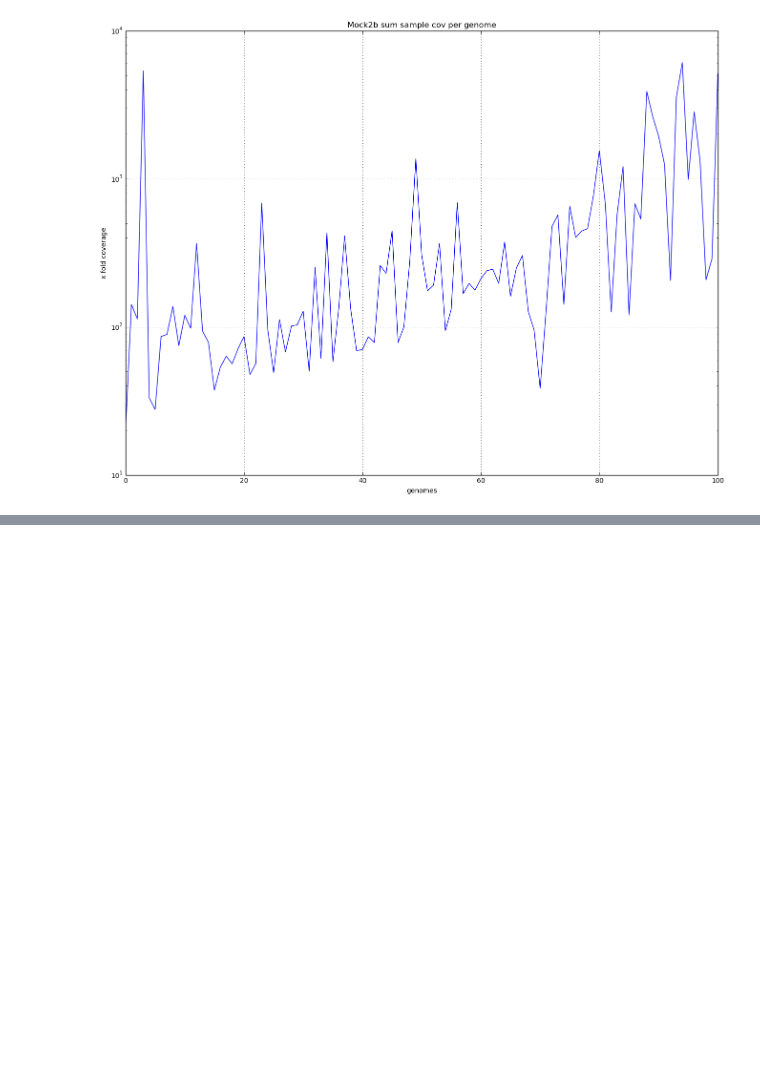
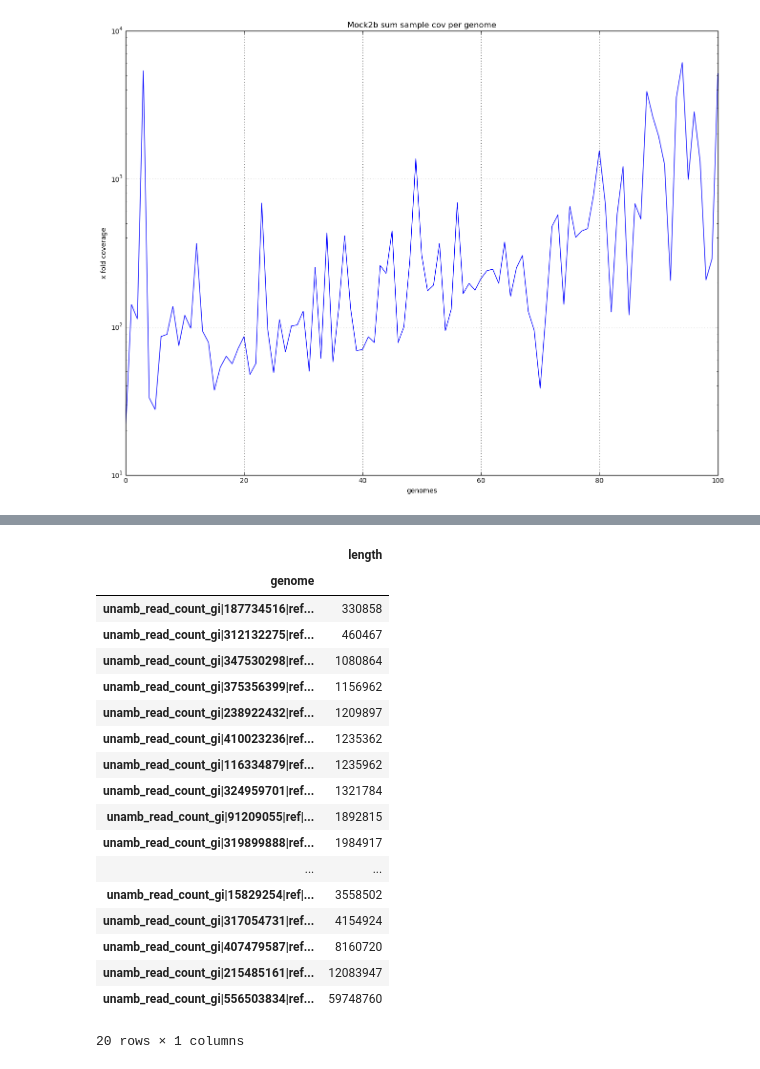
Before and after one commit to inodb/notebooks, a Jupyter notebook: concoct/metagenome-coverage-mocks.ipynb, the cells around one changed output, grey strips where cells are left out. Cells and saved outputs as stored; diff of their text form; code cells hidden in the pictures; blank space fills up the shorter version.

```diff
--- a/concoct/metagenome-coverage-mocks.ipynb
+++ b/concoct/metagenome-coverage-mocks.ipynb
@@ -247,0 +337,25 @@ ax.set_ylabel("x fold coverage")
+# %%
+ccount_new = pd.read_csv("NewMock1/fprau-bug/out_41/remap-nodup/contig_count_per_genome_4f4685e.tsv", sep="\t").sort("contig").reset_index(drop=True)
+b = pd.concat([cinfo1.ix[:, 1], ccount_new.ix[:, 1:21].idxmax(axis=1)], axis=1)
+b.columns=["length", "genome"]
+b.groupby("genome").sum().sort("length")
+# %% [output]
+|  | length |
+| genome |  |
+| unamb_read_count_gi|187734516|ref... | 330858 |
+| unamb_read_count_gi|312132275|ref... | 460467 |
+| unamb_read_count_gi|347530298|ref... | 1080864 |
+| unamb_read_count_gi|375356399|ref... | 1156962 |
+| unamb_read_count_gi|238922432|ref... | 1209897 |
+| unamb_read_count_gi|410023236|ref... | 1235362 |
+| unamb_read_count_gi|116334879|ref... | 1235962 |
+| unamb_read_count_gi|324959701|ref... | 1321784 |
+| unamb_read_count_gi|91209055|ref|... | 1892815 |
+| unamb_read_count_gi|319899888|ref... | 1984917 |
+| ... | ... |
+| unamb_read_count_gi|15829254|ref|... | 3558502 |
+| unamb_read_count_gi|317054731|ref... | 4154924 |
+| unamb_read_count_gi|407479587|ref... | 8160720 |
+| unamb_read_count_gi|215485161|ref... | 12083947 |
+| unamb_read_count_gi|556503834|ref... | 59748760 |
+20 rows × 1 columns
```
Also changed, not shown: parts of 8 cells of this notebook, 1 other file.
